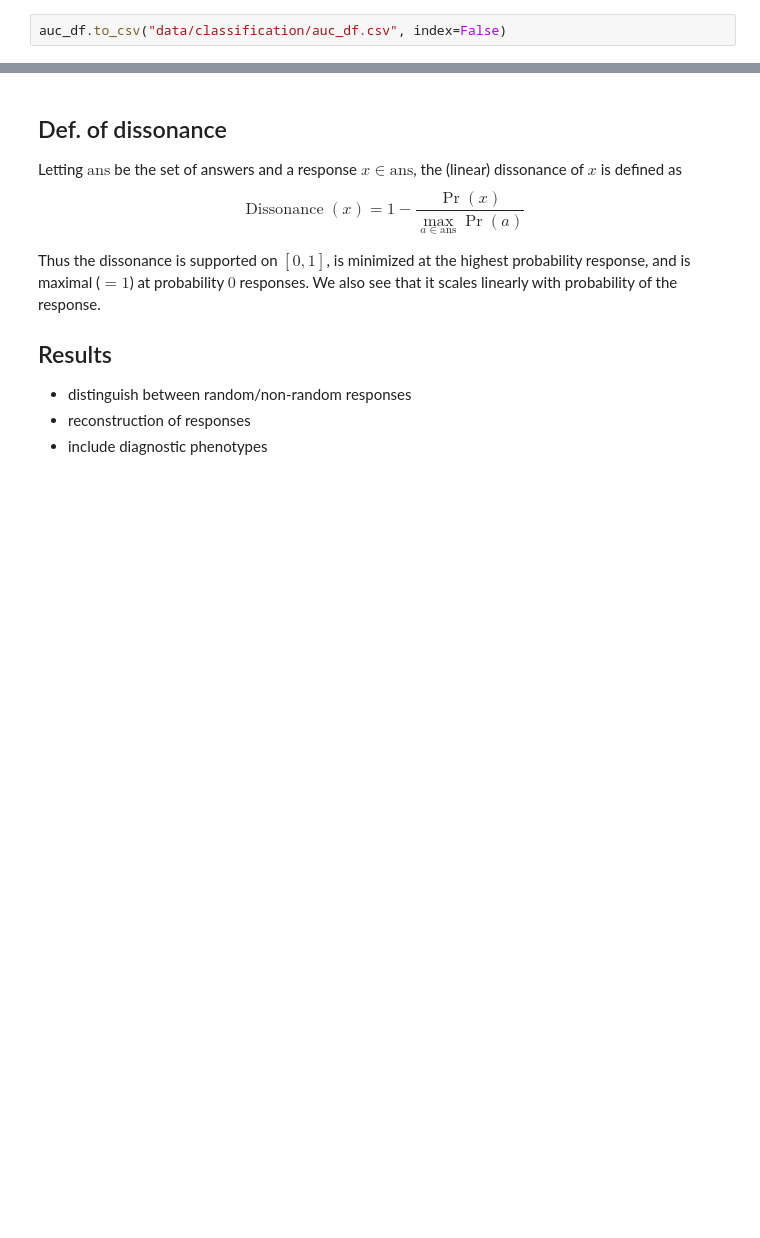
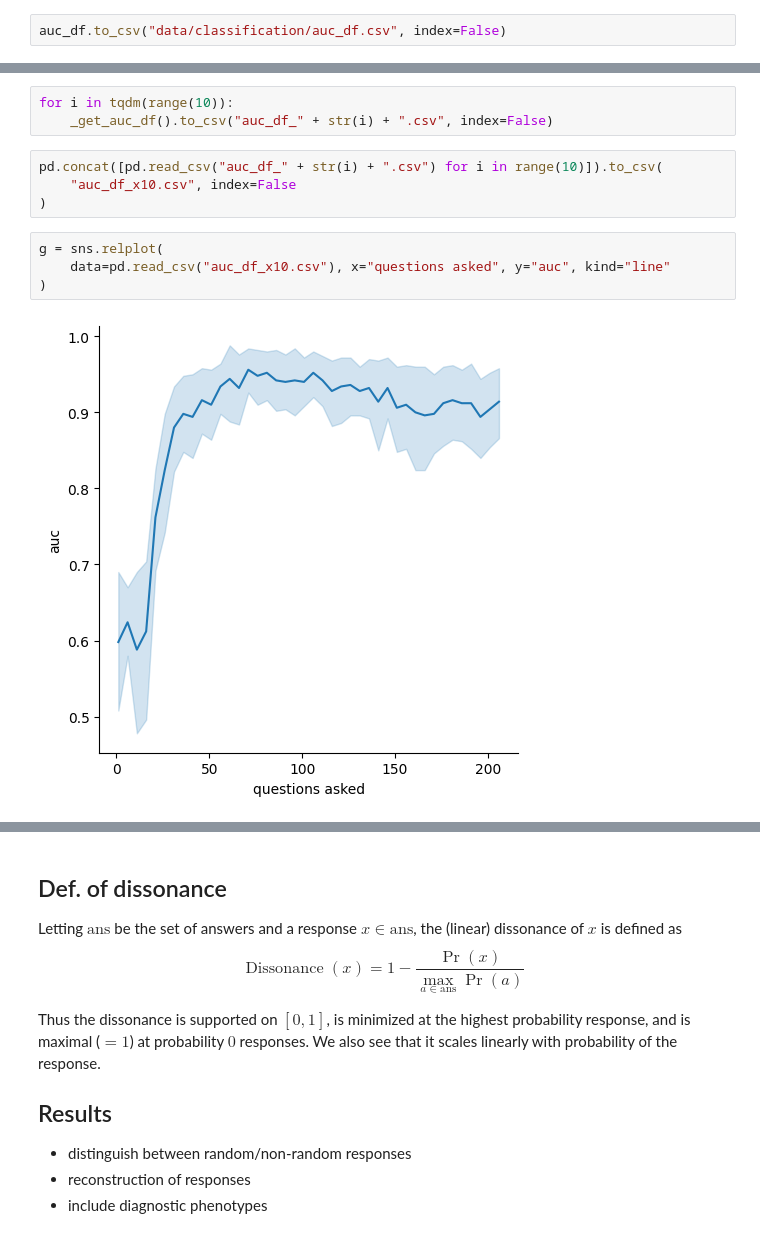
Before and after one commit to zeroknowledgediscovery/truthnet, a Jupyter notebook: notebooks/examples_testing.ipynb, the cells around one changed output, grey strips where cells are left out. Cells and saved outputs as stored; diff of their text form; blank space fills up the shorter version.

Commit message:
auc vs. questions asked, 10 runs

```diff
--- a/notebooks/examples_testing.ipynb
+++ b/notebooks/examples_testing.ipynb
@@ -407,0 +461,13 @@ auc_df.to_csv("data/classification/auc_df.csv", index=False)
+# %%
+for i in tqdm(range(10)):
+    _get_auc_df().to_csv("auc_df_" + str(i) + ".csv", index=False)
+# %%
+pd.concat([pd.read_csv("auc_df_" + str(i) + ".csv") for i in range(10)]).to_csv(
+    "auc_df_x10.csv", index=False
+)
+# %%
+g = sns.relplot(
+    data=pd.read_csv("auc_df_x10.csv"), x="questions asked", y="auc", kind="line"
+)
+# %% [output]
+[figure, added]
```
Also changed, not shown: parts of 4 cells of this notebook, 1 other file.
